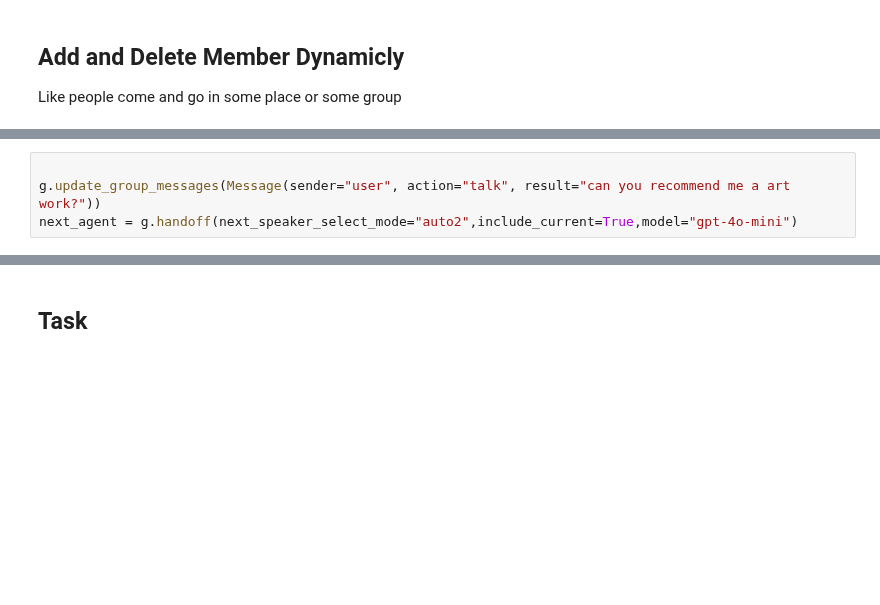
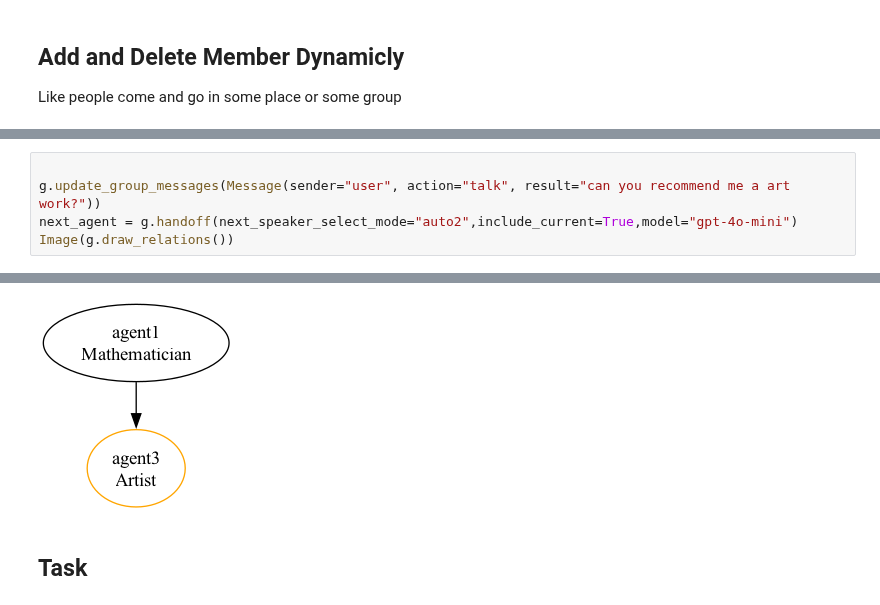
Before and after one commit to ZJCODE/Multi-Agent-Framework, a Jupyter notebook: dev/demo.ipynb, the cells around one changed output, grey strips where cells are left out. Cells and saved outputs as stored; diff of their text form; blank space fills up the shorter version.

```diff
--- a/dev/demo.ipynb
+++ b/dev/demo.ipynb
@@ -206,4 +196,5 @@ Image(g.draw_relations())
 
 g.update_group_messages(Message(sender="user", action="talk", result="can you recommend me a art work?"))
 next_agent = g.handoff(next_speaker_select_mode="auto2",include_current=True,model="gpt-4o-mini")
+Image(g.draw_relations())
 # %% [output]
@@ -211,3 +202,4 @@ next_agent = g.handoff(next_speaker_select_mode="auto2",include_current=True,mod
+[figure, added]
 # %% [markdown]
 ## Task
 # %%
```
Also changed, not shown: parts of 15 cells of this notebook, 5 other files.
